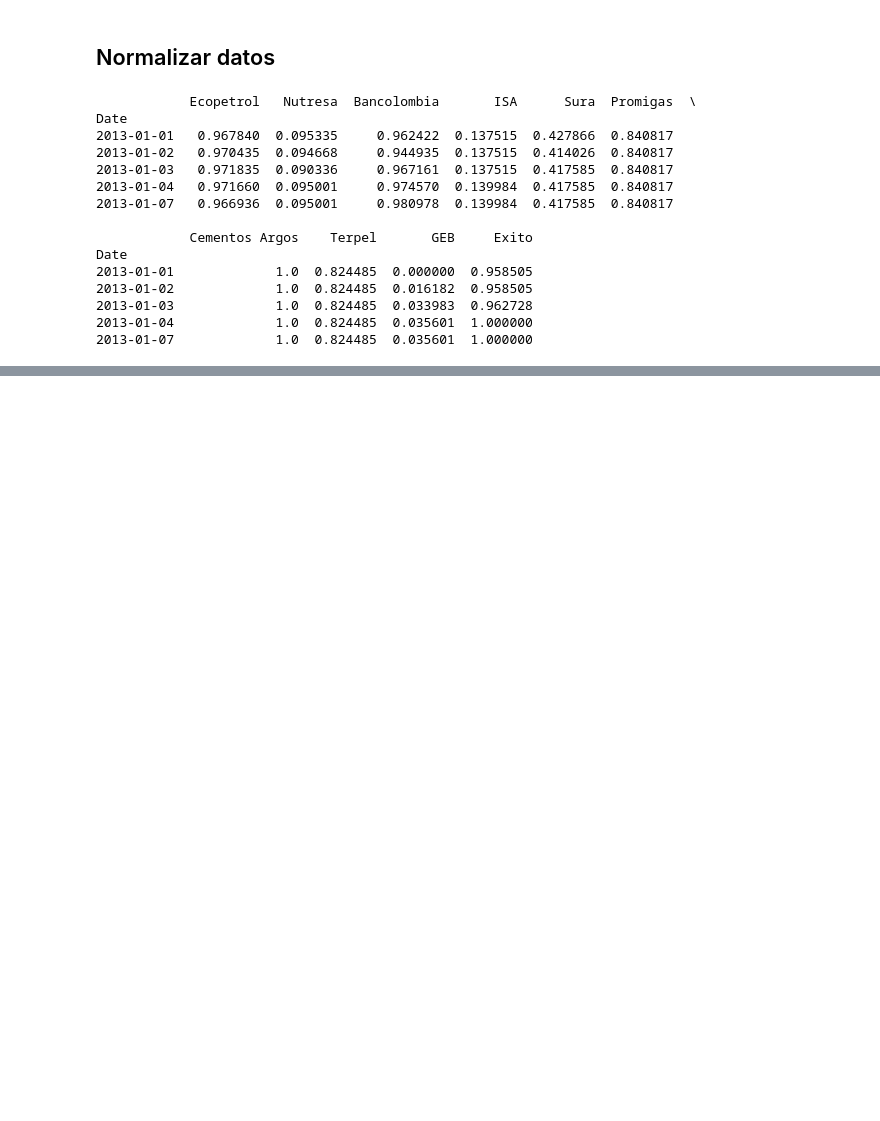
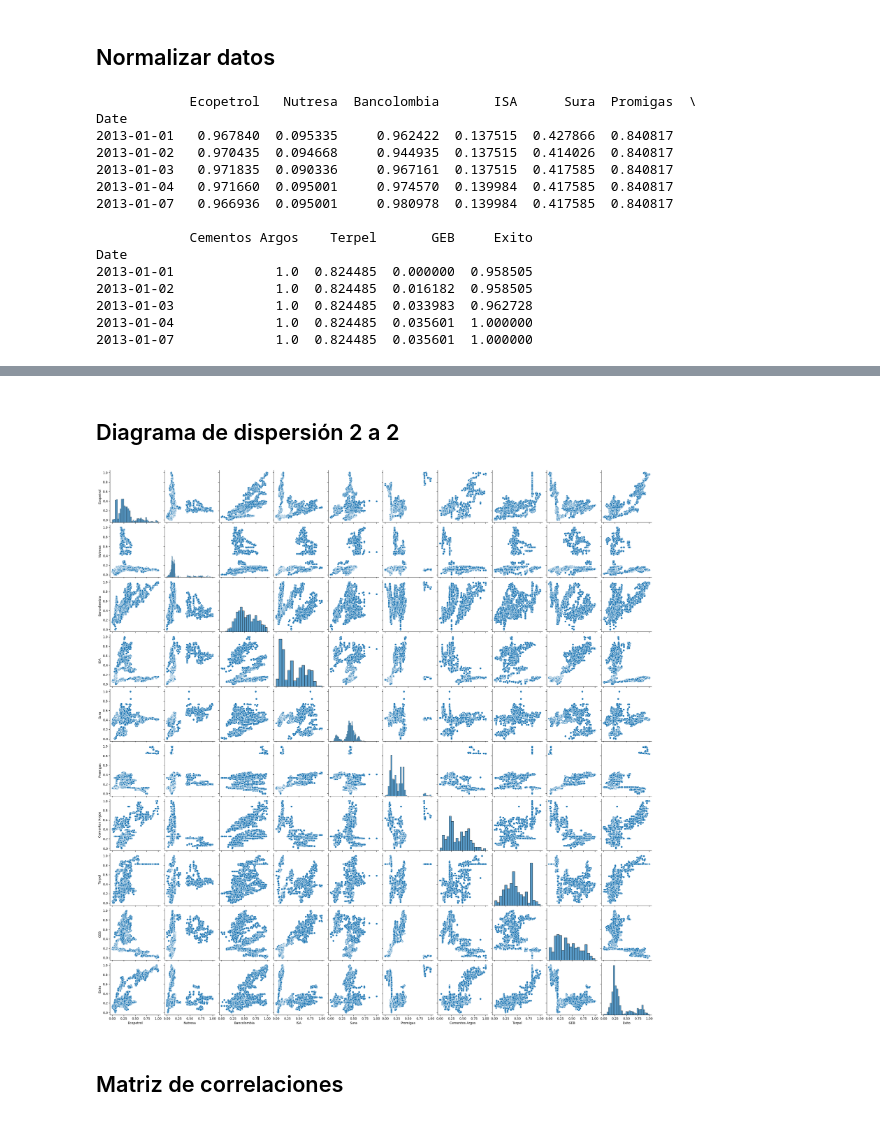
Before and after one commit to JesusAndresOssaPerez/TFM_SeriesdeTiempo, a Jupyter notebook: principal.ipynb, the cells around one changed output, grey strips where cells are left out. Cells and saved outputs as stored; diff of their text form; code cells hidden in the pictures; blank space fills up the shorter version.

```diff
--- a/principal.ipynb
+++ b/principal.ipynb
@@ -218,0 +310,16 @@ Date
+# %% [markdown]
+## Diagrama de dispersión 2 a 2
+# %%
+import seaborn as sns
+import matplotlib.pyplot as plt
+
+# Selecciono las características que deseo graficar
+features = data.columns
+
+# Creo una matriz de gráficos de dispersión
+sns.pairplot(data[features])
+plt.show()
+# %% [output]
+[figure, added]
+# %% [markdown]
+## Matriz de correlaciones
```
Also changed, not shown: parts of 9 cells of this notebook.
